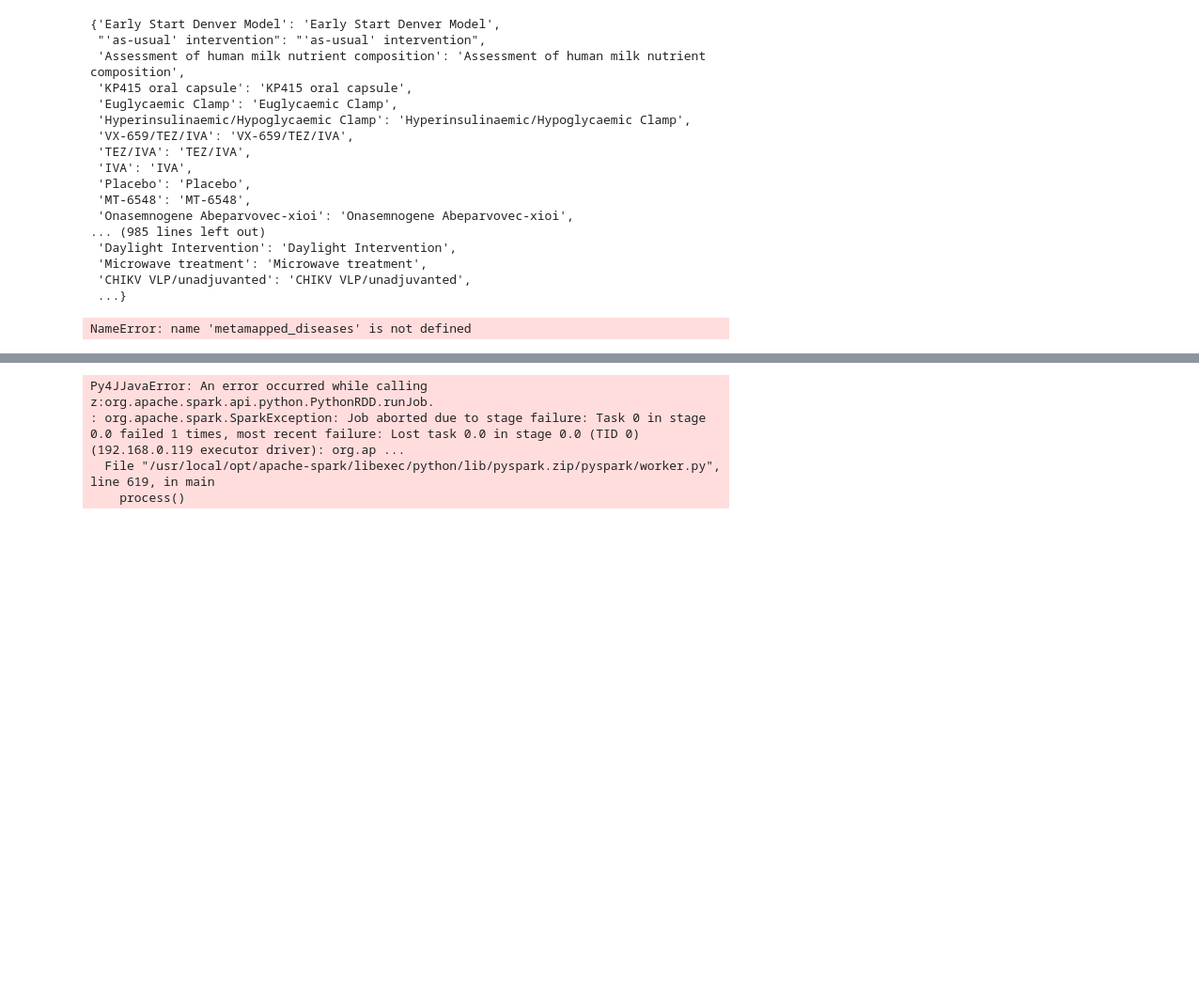
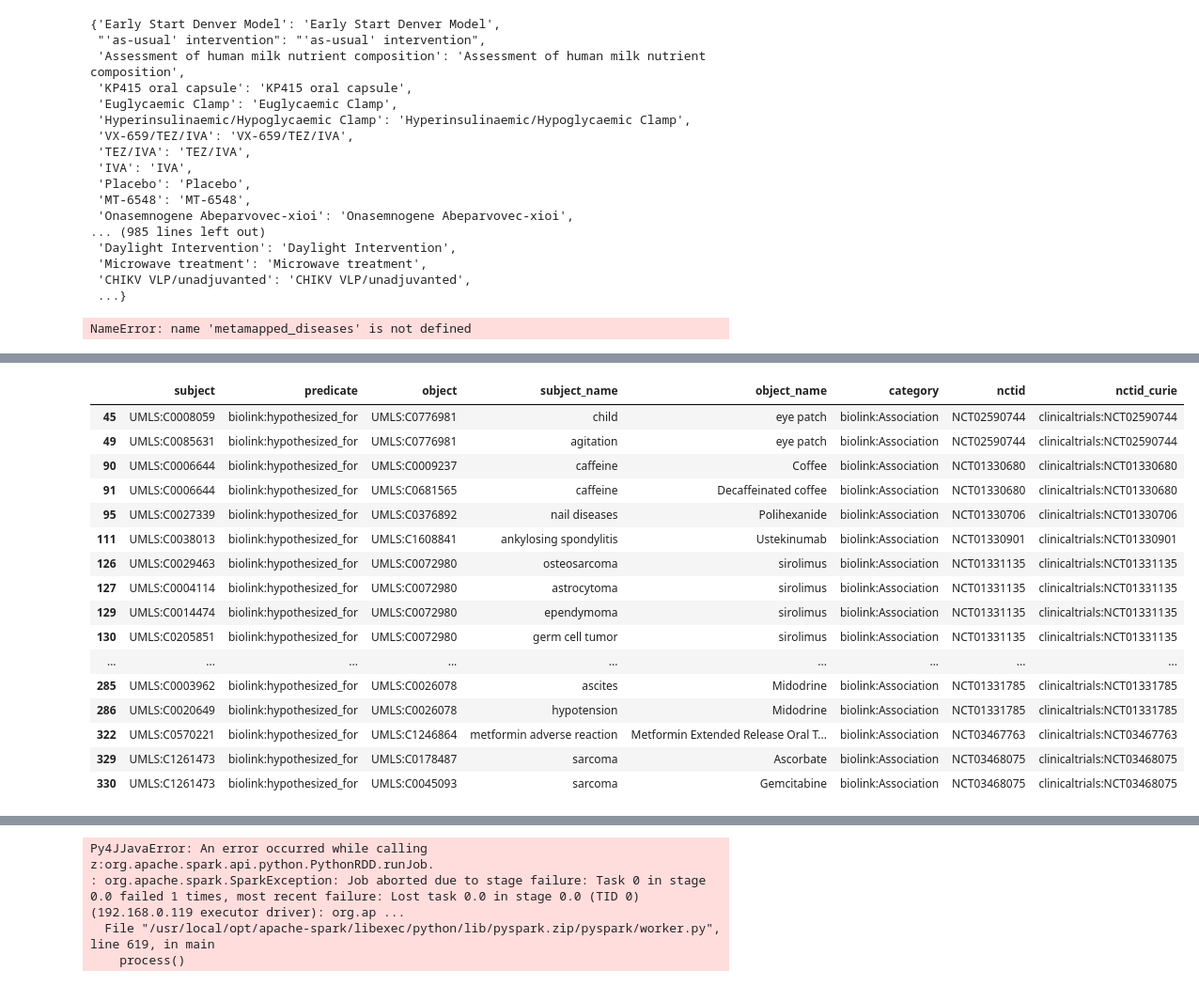
Before and after one commit to GitHubbit/Multiomics_ClinicalTrials_KP, a Jupyter notebook: Clinical_Trials_playground.ipynb, the cells around one changed output, grey strips where cells are left out. Shown at 94% size. Cells and saved outputs as stored; diff of their text form; code cells hidden in the pictures; blank space fills up the shorter version.

```diff
--- a/Clinical_Trials_playground.ipynb
+++ b/Clinical_Trials_playground.ipynb
@@ -728,0 +743,21 @@ len(metamapped_interventions)
+# %%
+ct_final_mapped = ct_final_mapped.dropna(subset=['subject','object'])
+ct_final_mapped[:30]
+# %% [output]
+|  | subject | predicate | object | subject_name | object_name | category | nctid | nctid_curie |
+| 45 | UMLS:C0008059 | biolink:hypothesized_for | UMLS:C0776981 | child | eye patch | biolink:Association | NCT02590744 | clinicaltrials:NCT02590744 |
+| 49 | UMLS:C0085631 | biolink:hypothesized_for | UMLS:C0776981 | agitation | eye patch | biolink:Association | NCT02590744 | clinicaltrials:NCT02590744 |
+| 90 | UMLS:C0006644 | biolink:hypothesized_for | UMLS:C0009237 | caffeine | Coffee | biolink:Association | NCT01330680 | clinicaltrials:NCT01330680 |
+| 91 | UMLS:C0006644 | biolink:hypothesized_for | UMLS:C0681565 | caffeine | Decaffeinated coffee | biolink:Association | NCT01330680 | clinicaltrials:NCT01330680 |
+| 95 | UMLS:C0027339 | biolink:hypothesized_for | UMLS:C0376892 | nail diseases | Polihexanide | biolink:Association | NCT01330706 | clinicaltrials:NCT01330706 |
+| 111 | UMLS:C0038013 | biolink:hypothesized_for | UMLS:C1608841 | ankylosing spondylitis | Ustekinumab | biolink:Association | NCT01330901 | clinicaltrials:NCT01330901 |
+| 126 | UMLS:C0029463 | biolink:hypothesized_for | UMLS:C0072980 | osteosarcoma | sirolimus | biolink:Association | NCT01331135 | clinicaltrials:NCT01331135 |
+| 127 | UMLS:C0004114 | biolink:hypothesized_for | UMLS:C0072980 | astrocytoma | sirolimus | biolink:Association | NCT01331135 | clinicaltrials:NCT01331135 |
+| 129 | UMLS:C0014474 | biolink:hypothesized_for | UMLS:C0072980 | ependymoma | sirolimus | biolink:Association | NCT01331135 | clinicaltrials:NCT01331135 |
+| 130 | UMLS:C0205851 | biolink:hypothesized_for | UMLS:C0072980 | germ cell tumor | sirolimus | biolink:Association | NCT01331135 | clinicaltrials:NCT01331135 |
+| ... | ... | ... | ... | ... | ... | ... | ... | ... |
+| 285 | UMLS:C0003962 | biolink:hypothesized_for | UMLS:C0026078 | ascites | Midodrine | biolink:Association | NCT01331785 | clinicaltrials:NCT01331785 |
+| 286 | UMLS:C0020649 | biolink:hypothesized_for | UMLS:C0026078 | hypotension | Midodrine | biolink:Association | NCT01331785 | clinicaltrials:NCT01331785 |
+| 322 | UMLS:C0570221 | biolink:hypothesized_for | UMLS:C1246864 | metformin adverse reaction | Metformin Extended Release Oral T... | biolink:Association | NCT03467763 | clinicaltrials:NCT03467763 |
+| 329 | UMLS:C1261473 | biolink:hypothesized_for | UMLS:C0178487 | sarcoma | Ascorbate | biolink:Association | NCT03468075 | clinicaltrials:NCT03468075 |
+| 330 | UMLS:C1261473 | biolink:hypothesized_for | UMLS:C0045093 | sarcoma | Gemcitabine | biolink:Association | NCT03468075 | clinicaltrials:NCT03468075 |
```
Also changed, not shown: parts of 34 cells of this notebook.
